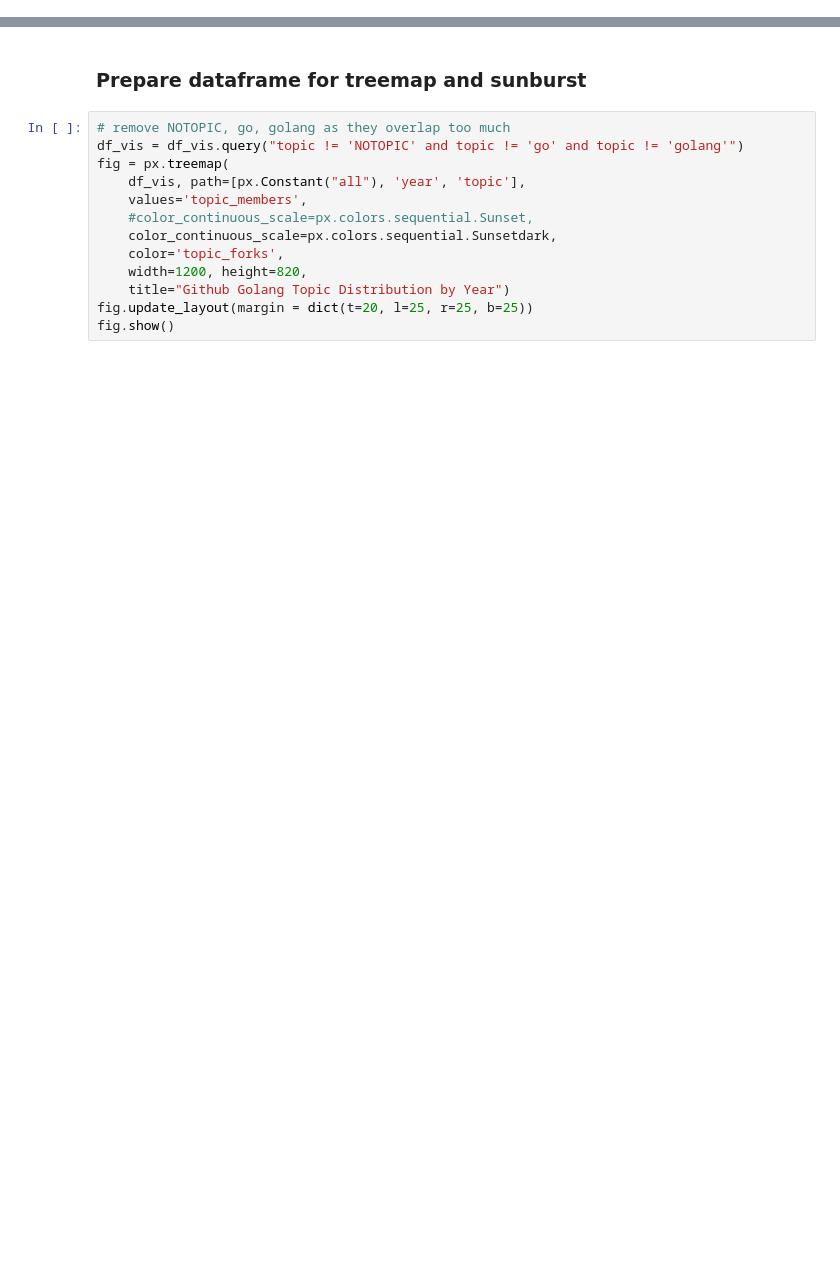
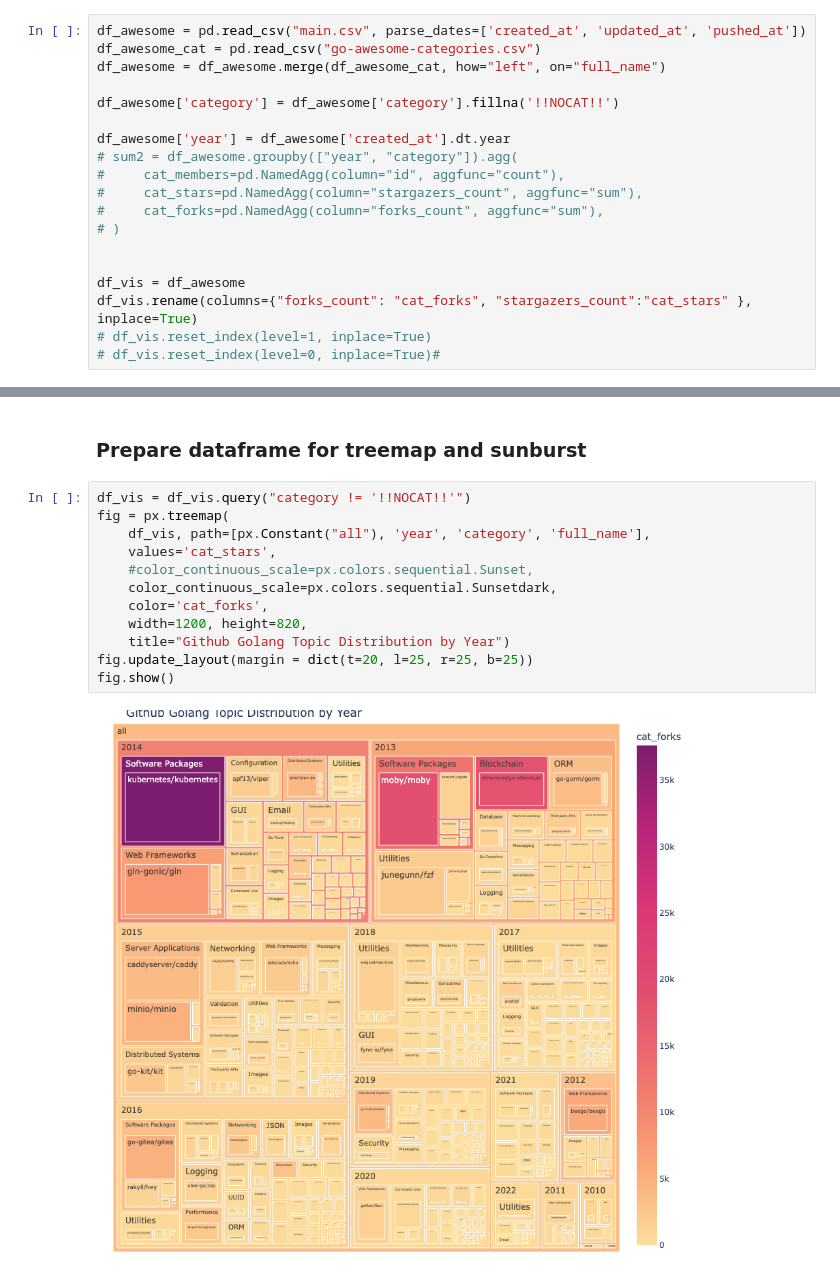
Before and after one commit to schnell18/play-data-science, a Jupyter notebook: msr-golang/vitualize.ipynb, the cells around one changed output, grey strips where cells are left out. Drawn from its saved outputs; the diff is of its cells as text; blank space fills up the shorter version.

```diff
--- a/msr-golang/vitualize.ipynb
+++ b/msr-golang/vitualize.ipynb
@@ -47 +77,20 @@ stats = stats.astype('int32')
+# %%
+df_awesome = pd.read_csv("main.csv", parse_dates=['created_at', 'updated_at', 'pushed_at'])
+df_awesome_cat = pd.read_csv("go-awesome-categories.csv")
+df_awesome = df_awesome.merge(df_awesome_cat, how="left", on="full_name")
+
+df_awesome['category'] = df_awesome['category'].fillna('!!NOCAT!!')
+
+df_awesome['year'] = df_awesome['created_at'].dt.year
+# sum2 = df_awesome.groupby(["year", "category"]).agg(
+#     cat_members=pd.NamedAgg(column="id", aggfunc="count"),
+#     cat_stars=pd.NamedAgg(column="stargazers_count", aggfunc="sum"),
+#     cat_forks=pd.NamedAgg(column="forks_count", aggfunc="sum"),
+# )
+
+
+df_vis = df_awesome
+df_vis.rename(columns={"forks_count": "cat_forks", "stargazers_count":"cat_stars" }, inplace=True)
+# df_vis.reset_index(level=1, inplace=True)
+# df_vis.reset_index(level=0, inplace=True)#
 # %%
@@ -51,16 +98,17 @@ sum.query("repositories > 2").head(20).to_latex("__top20.tex")
 # %% [markdown]
 ### Prepare dataframe for treemap and sunburst
 # %%
-# remove NOTOPIC, go, golang as they overlap too much
-df_vis = df_vis.query("topic != 'NOTOPIC' and topic != 'go' and topic != 'golang'")
+df_vis = df_vis.query("category != '!!NOCAT!!'")
 fig = px.treemap(
-    df_vis, path=[px.Constant("all"), 'year', 'topic'],
-    values='topic_members',
+    df_vis, path=[px.Constant("all"), 'year', 'category', 'full_name'],
+    values='cat_stars',
     #color_continuous_scale=px.colors.sequential.Sunset,
     color_continuous_scale=px.colors.sequential.Sunsetdark,
-    color='topic_forks',
+    color='cat_forks',
     width=1200, height=820,
     title="Github Golang Topic Distribution by Year")
 fig.update_layout(margin = dict(t=20, l=25, r=25, b=25))
 fig.show()
+# %% [output]
+[figure, added]
 # %%
```
Also changed, not shown: parts of 9 cells of this notebook, 14 other files.
